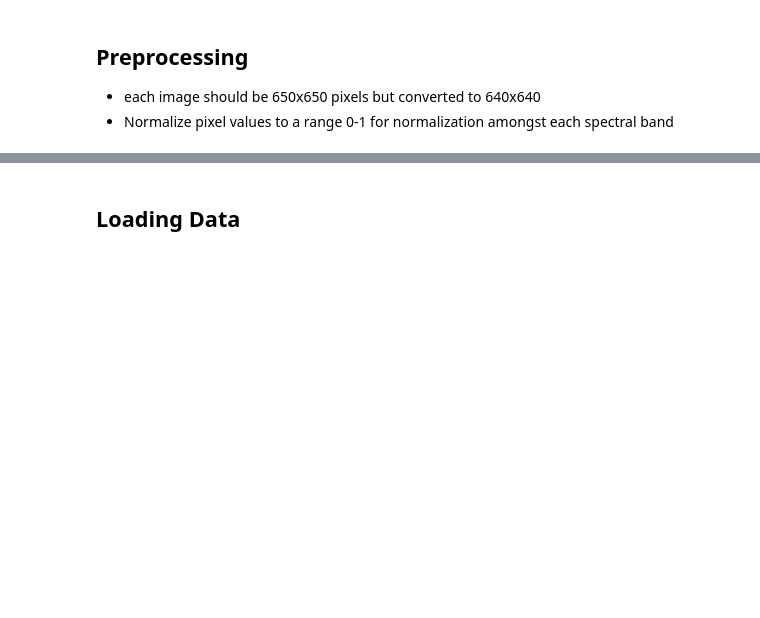
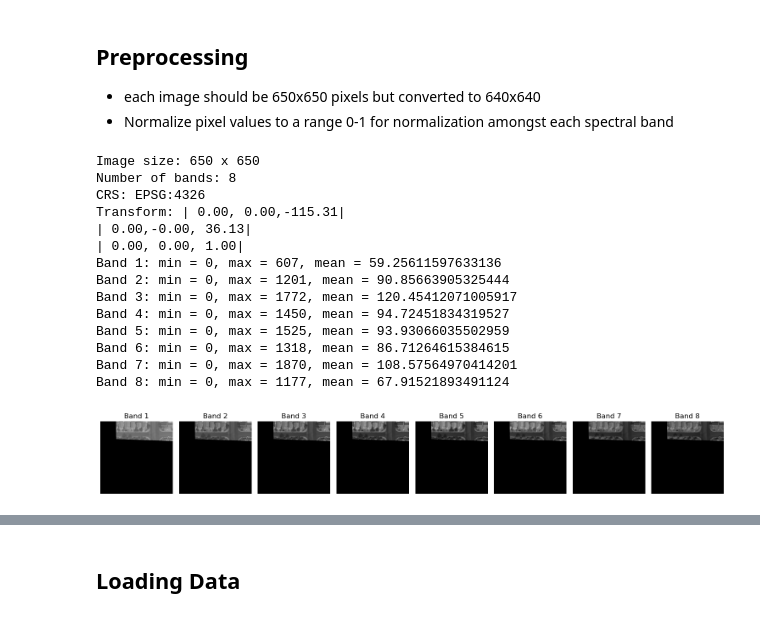
Before and after one commit to noface-0/Geoestimation, a Jupyter notebook: mult-spectrum.ipynb, the cells around one changed output, grey strips where cells are left out. Cells and saved outputs as stored; diff of their text form; code cells hidden in the pictures; blank space fills up the shorter version.

```diff
--- a/mult-spectrum.ipynb
+++ b/mult-spectrum.ipynb
@@ -356,3 +401,49 @@ preprocess_folder_images_and_geojsons(
     train_masks_folder,
     processed_mask_folder
 )
+# %%
+import rasterio
+import numpy as np
+import matplotlib.pyplot as plt
+
+# Replace with your image path
+image_path = "dataset/AOI_2_Vegas_Train/MUL-PanSharpen/MUL-PanSharpen_AOI_2_Vegas_img1.tif"
+
+with rasterio.open(image_path) as src:
+    print("Image size: {} x {}".format(src.width, src.height))
+    print("Number of bands:", src.count)
+    print("CRS:", src.crs)
+    print("Transform:", src.transform)
+
+    # Loop over each band and print statistics
+    for i in range(src.count):
+        band = src.read(i + 1)
+        print(f"Band {i+1}: min = {band.min()}, max = {band.max()}, mean = {band.mean()}")
+
+    # Plot each band in a subplot
+    fig, axs = plt.subplots(1, src.count, figsize=(15, 5))
+    if src.count == 1:
+        axs = [axs]
+    for i in range(src.count):
+        band = src.read(i + 1)
+        axs[i].imshow(band, cmap='gray')
+        axs[i].set_title(f"Band {i+1}")
+        axs[i].axis("off")
+    plt.tight_layout()
+    plt.show()
+# %% [output]
+Image size: 650 x 650
+Number of bands: 8
+CRS: EPSG:4326
+Transform: | 0.00, 0.00,-115.31|
+| 0.00,-0.00, 36.13|
+| 0.00, 0.00, 1.00|
+Band 1: min = 0, max = 607, mean = 59.25611597633136
+Band 2: min = 0, max = 1201, mean = 90.85663905325444
+Band 3: min = 0, max = 1772, mean = 120.45412071005917
+Band 4: min = 0, max = 1450, mean = 94.72451834319527
+Band 5: min = 0, max = 1525, mean = 93.93066035502959
+Band 6: min = 0, max = 1318, mean = 86.71264615384615
+Band 7: min = 0, max = 1870, mean = 108.57564970414201
+Band 8: min = 0, max = 1177, mean = 67.91521893491124
+[figure, added]
```
Also changed, not shown: parts of 9 cells of this notebook.
